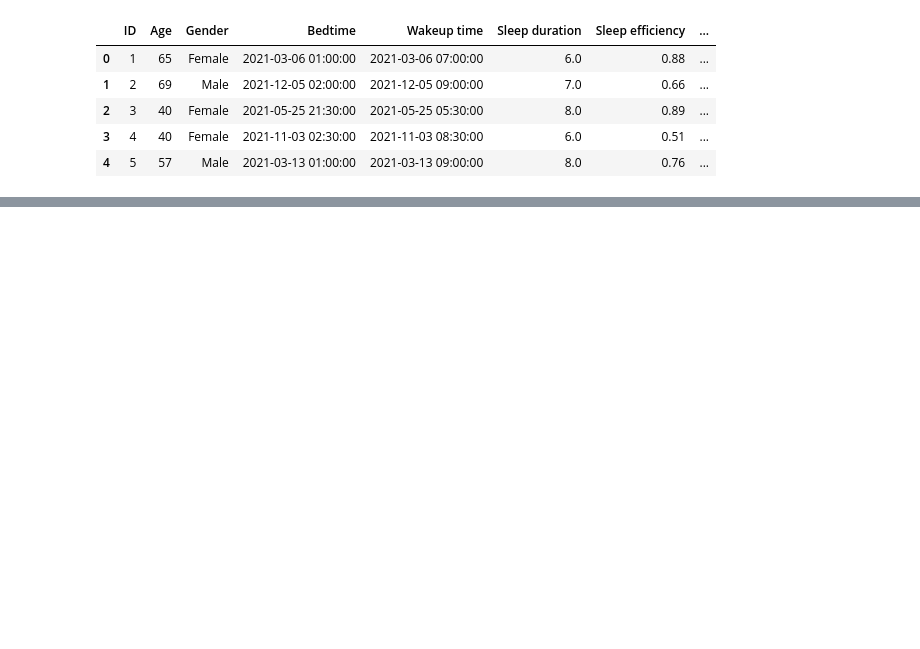
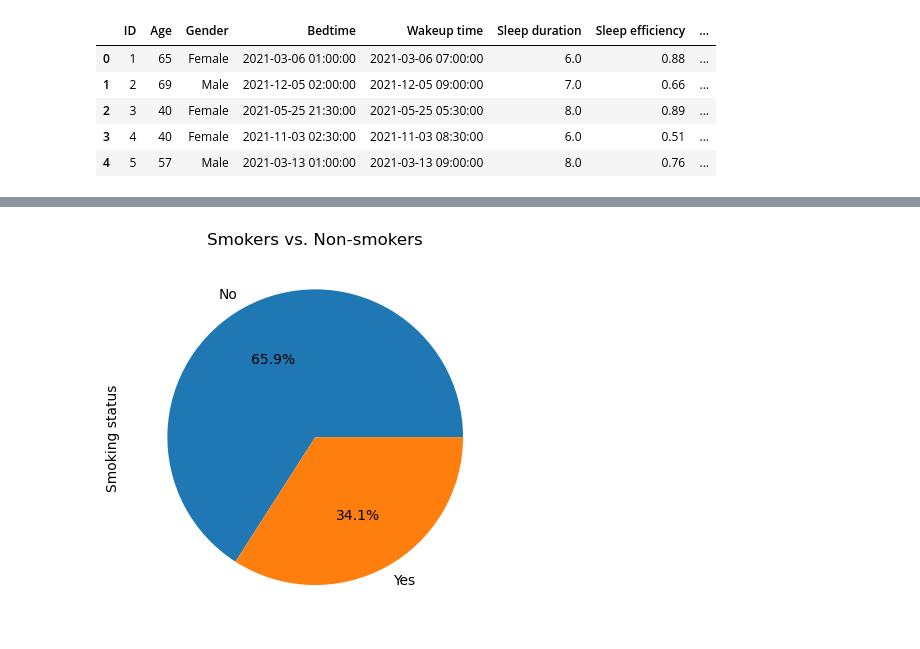
Before and after one commit to JenFreeze/Project_1, a Jupyter notebook: project1.ipynb, the cells around one changed output, grey strips where cells are left out. Saved outputs shown, nothing was run; the diff lists cells and outputs as text; code cells hidden in the pictures; blank space fills up the shorter version.

```diff
--- a/project1.ipynb
+++ b/project1.ipynb
@@ -24,3 +48,14 @@ sleep_df.head(5)
+# %%
+# Population Description - Pie Chart
+# Number of Smokers
+smoking_df = sleep_df.groupby(["Smoking status"])
+smoking_counts = smoking_df["Smoking status"].count()
+smoking_chart = smoking_counts.plot(kind="pie", y="Smoking status",
+                                  autopct='%1.1f%%',
+                                  title="Smokers vs. Non-smokers")
+plt.show()
+# %% [output]
+[figure, added]
 # %%
 # Summary
 # Average of all numerical values
```
Also changed, not shown: parts of 5 cells of this notebook.
